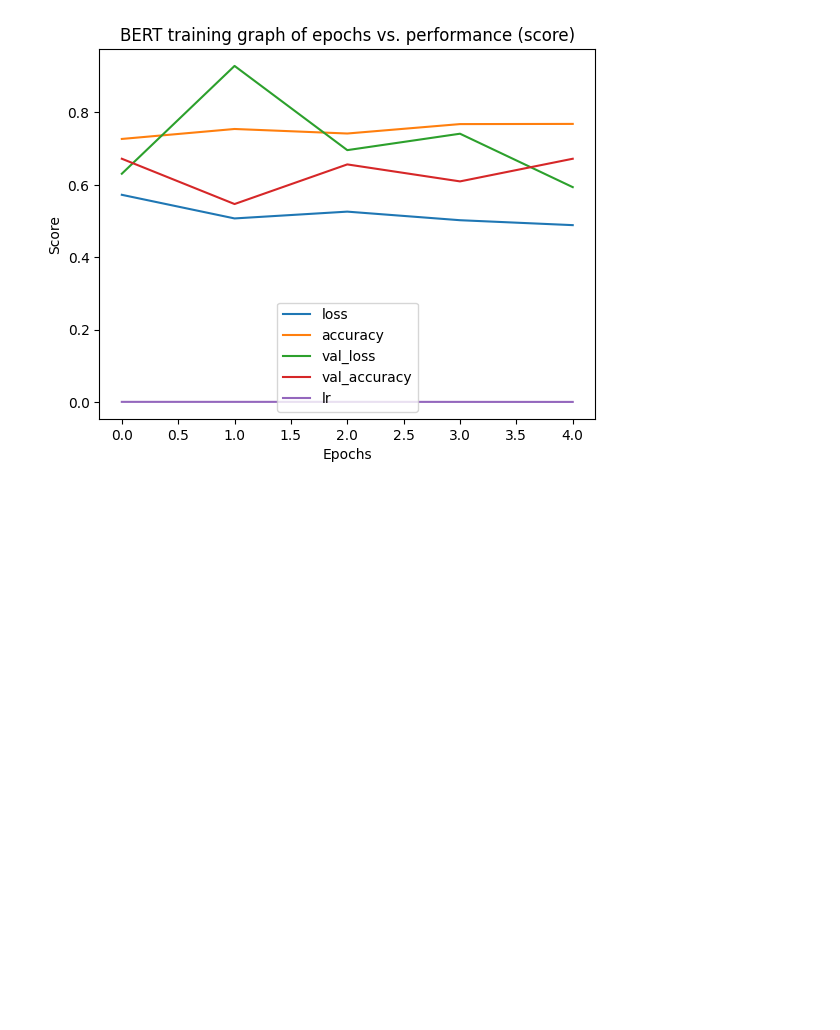
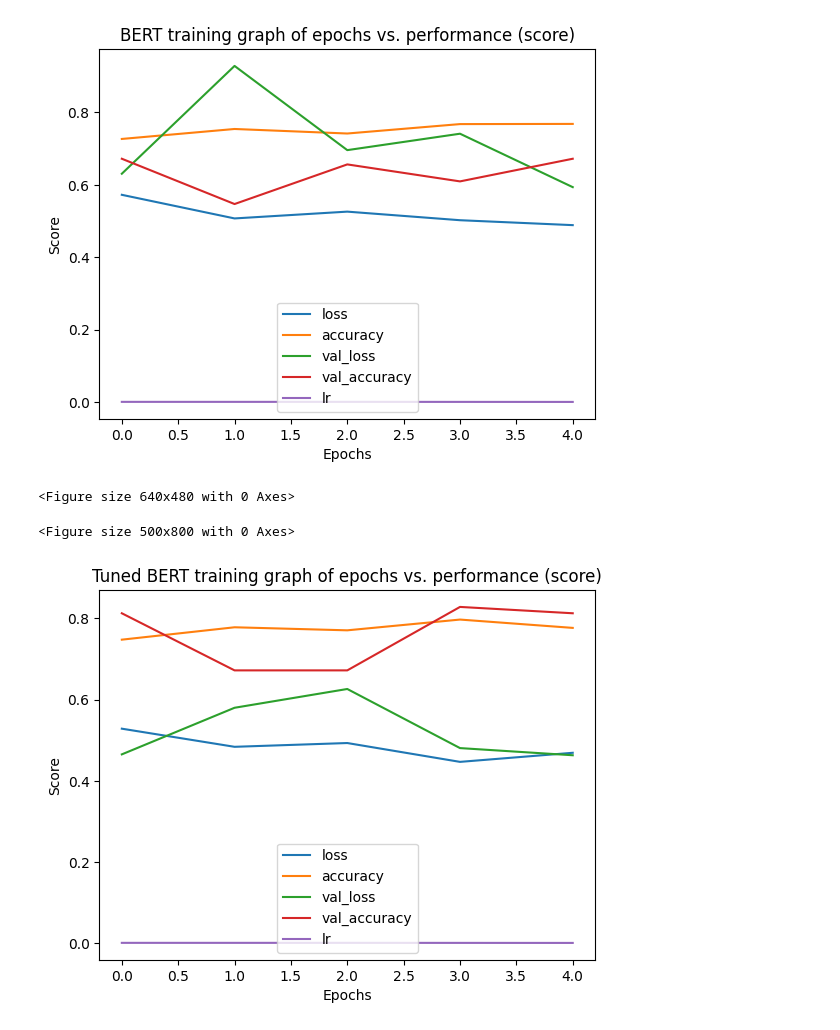
Before and after one commit to KiyonoKara/SNS-Sentiment-Analysis, a Jupyter notebook: sns_bert.ipynb, the cells around one changed output. Cells and saved outputs as stored; diff of their text form; code cells hidden in the pictures; blank space fills up the shorter version.

Commit message:
Finished tuning hyperparameters of BERT model!

```diff
--- a/sns_bert.ipynb
+++ b/sns_bert.ipynb
@@ -152,0 +180,9 @@ bert_loaded.load_weights('./models/sns_bert_2.weights.h5')
+# %%
+tuner = kt.RandomSearch(
+    create_tuned_bert_model,
+    objective='val_accuracy',
+    max_trials=1,
+    executions_per_trial=1,
+    directory='./',
+    project_name='bert_tuning'
+)
@@ -152,0 +206,4 @@ bert_loaded.load_weights('./models/sns_bert_2.weights.h5')
+# %%
+best_bert_model = tuner.get_best_models(num_models=1)[0]
+best_bert_model.summary()
+print()
@@ -152,0 +228,12 @@ bert_loaded.load_weights('./models/sns_bert_2.weights.h5')
+# %%
+best_bert_history = best_bert_model.fit(
+    [X_train_tokens['input_ids'], X_train_tokens['attention_mask'], X_train_tokens['token_type_ids']],
+    y_train,
+    epochs=5,
+    batch_size=BATCH_SIZE,
+    steps_per_epoch=len(train_text) // (BATCH_SIZE * 4),
+    validation_data=([X_test_tokens['input_ids'], X_test_tokens['attention_mask'], X_test_tokens['token_type_ids']], y_test),
+    validation_steps=BATCH_SIZE * 4,
+    validation_batch_size=BATCH_SIZE,
+    callbacks=lr_callback
+)
@@ -237,3 +378,16 @@ plt.show()
 # %% [output]
 <Figure size 500x800 with 0 Axes>
 [figure]
+# %%
+plt.clf()
+plt.figure(figsize=(5, 8))
+pd.DataFrame(best_bert_history.history).plot()
+plt.title("Tuned BERT training graph of epochs vs. performance (score)")
+plt.xlabel("Epochs")
+plt.ylabel("Score")
+plt.savefig('./graphs/tuned_bert_history.png')
+plt.show()
+# %% [output]
+<Figure size 640x480 with 0 Axes>
+<Figure size 500x800 with 0 Axes>
+[figure, added]
```
Also changed, not shown: parts of 20 cells of this notebook, 5 other files.
